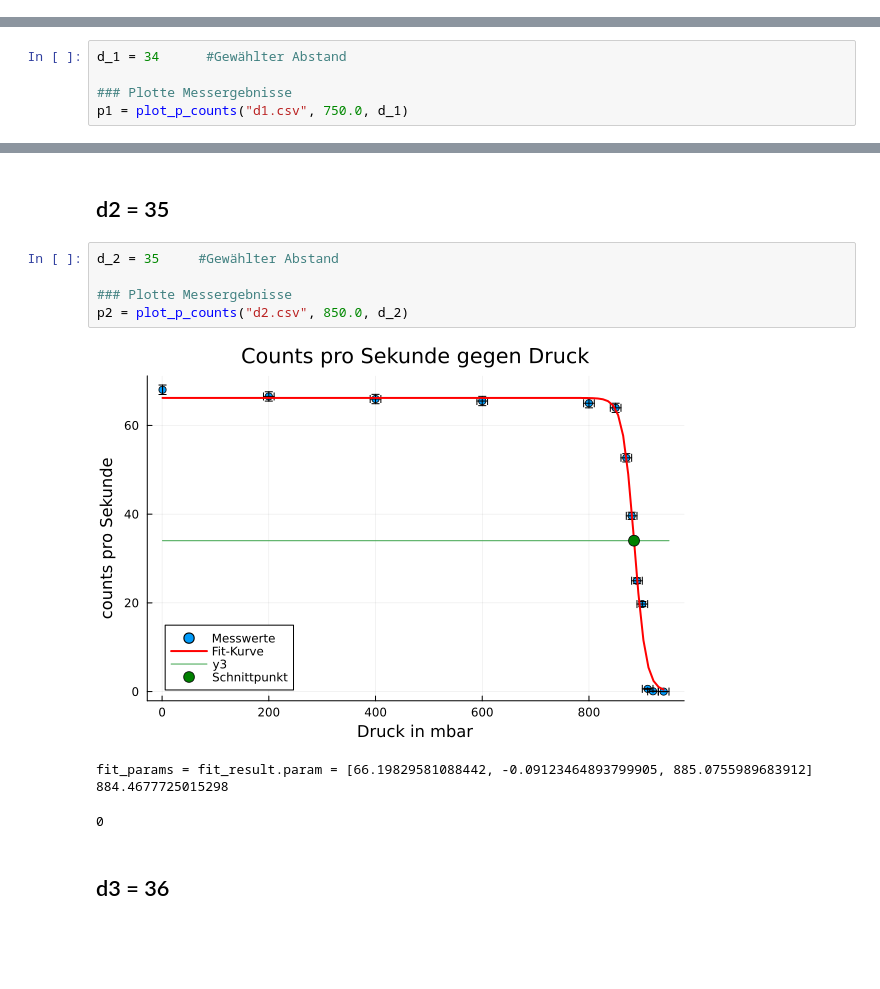
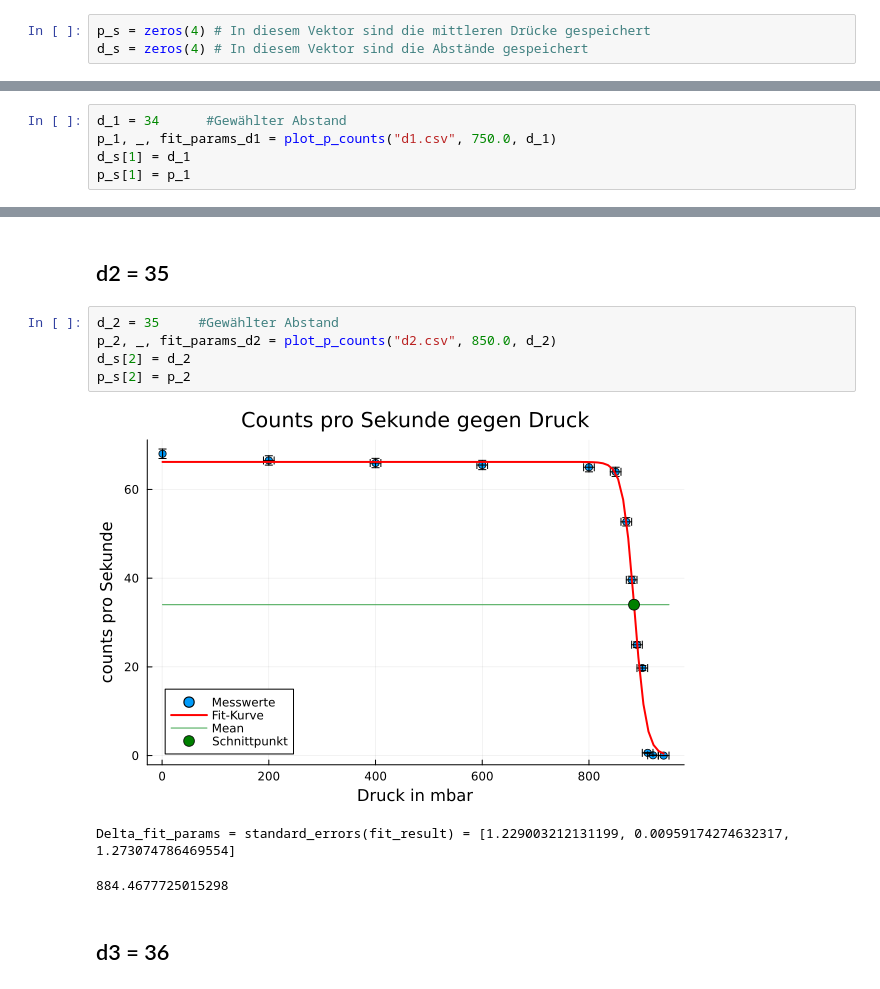
Before and after one commit to Baryonics/pb_ktp_3_3, a Jupyter notebook: code/reichweiten.ipynb, the cells around one changed output, grey strips where cells are left out. Drawn from its saved outputs; the diff is of its cells as text; blank space fills up the shorter version.

Commit message:
Fehlerberechnungen für Fit Parameter hinzugefügt. Mit weiterem Plot begonnen

```diff
--- a/code/reichweiten.ipynb
+++ b/code/reichweiten.ipynb
@@ -2,3 +2,6 @@
 include("reichweiten_mod.jl")
 using .Reichweiten
 using CSV
+# %%
+p_s = zeros(4) # In diesem Vektor sind die mittleren Drücke gespeichert
+d_s = zeros(4) # In diesem Vektor sind die Abstände gespeichert
@@ -8,7 +17,7 @@ using CSV
 ## d1 = 34
 # %%
 d_1 = 34      #Gewählter Abstand
-
-### Plotte Messergebnisse
-p1 = plot_p_counts("d1.csv", 750.0, d_1)
+p_1, _, fit_params_d1 = plot_p_counts("d1.csv", 750.0, d_1)
+d_s[1] = d_1
+p_s[1] = p_1
 # %% [output]
@@ -20,14 +28,13 @@ fit_params = fit_result.param = [68.24216236633524, -0.13604020517683876, 902.35
 ## d2  = 35
 # %%
 d_2 = 35     #Gewählter Abstand
-
-### Plotte Messergebnisse
-p2 = plot_p_counts("d2.csv", 850.0, d_2)
+p_2, _, fit_params_d2 = plot_p_counts("d2.csv", 850.0, d_2)
+d_s[2] = d_2
+p_s[2] = p_2
 # %% [output]
-[figure, old version]
+[figure, new version]
-fit_params = fit_result.param = [66.19829581088442, -0.09123464893799905, 885.0755989683912]
-884.4677725015298
+Delta_fit_params = standard_errors(fit_result) = [1.229003212131199, 0.00959174274632317, 1.273074786469554]
-0
+884.4677725015298
 # %% [markdown]
 ## d3 = 36
 # %%
```
Also changed, not shown: parts of 8 cells of this notebook, 7 other files.
